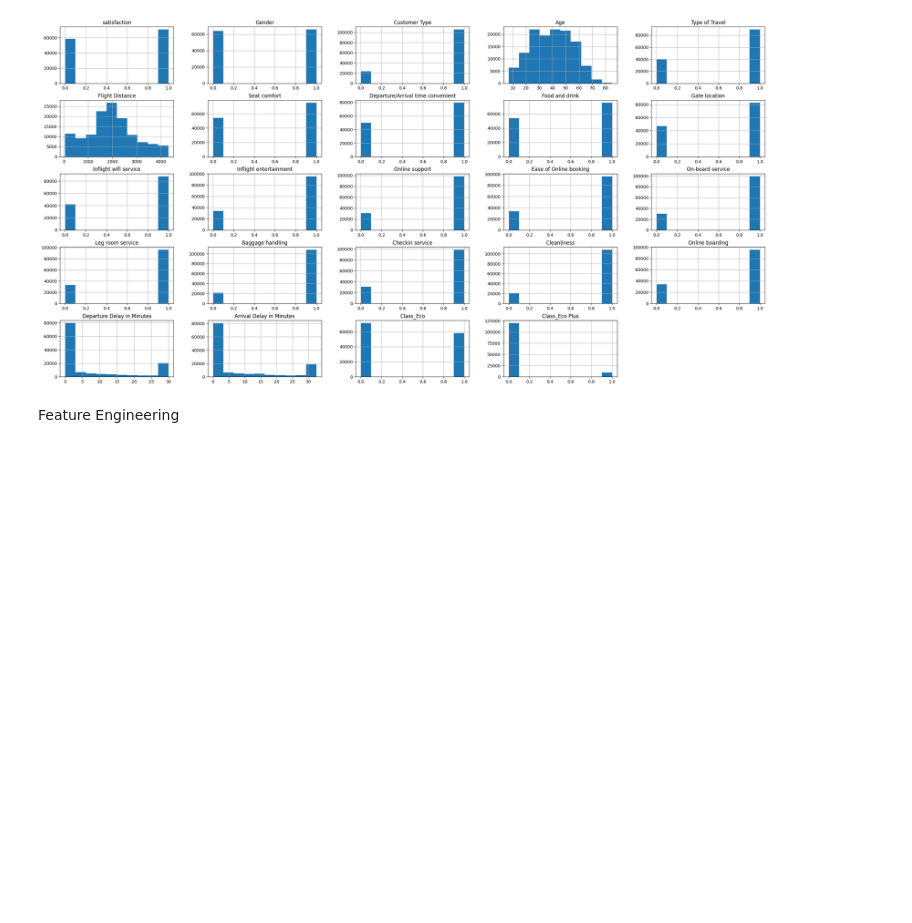
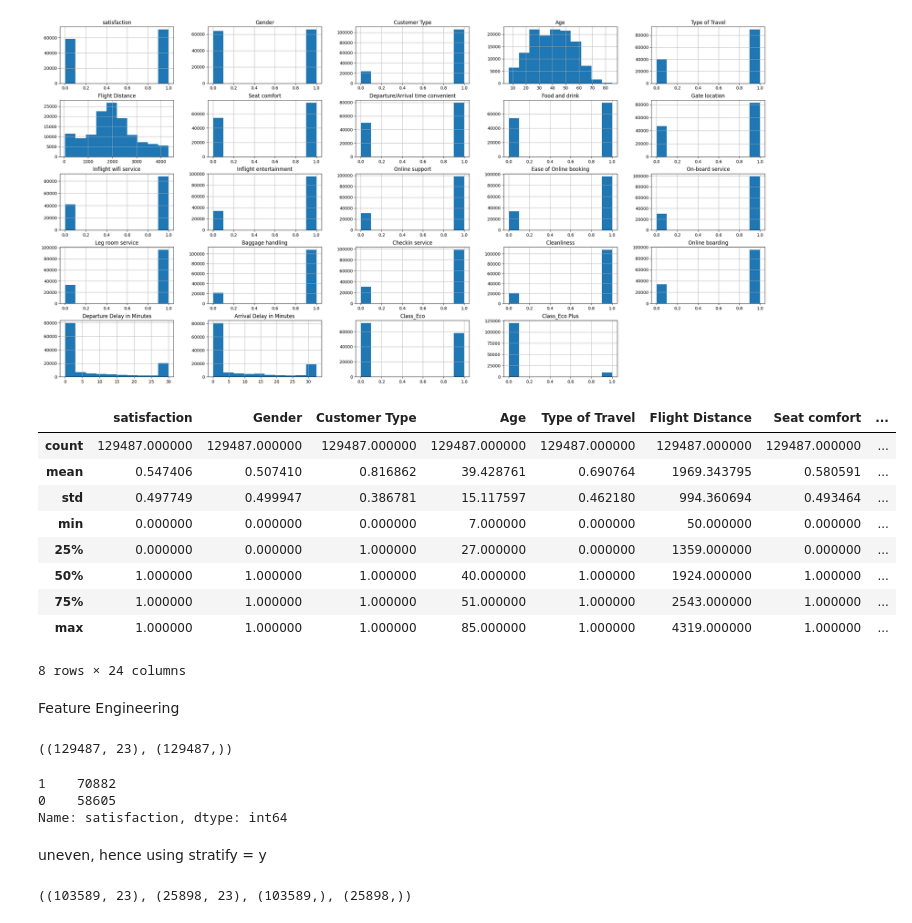
Before and after one commit to Sharzzz001/Machine-Learning-Applications-and-Kaggle-Competitions, a Jupyter notebook: Self-Projects/Airline Passenger Satisfaction/main.ipynb, the cells around one changed output. Cells and saved outputs as stored; diff of their text form; code cells hidden in the pictures; blank space fills up the shorter version.

```diff
--- a/Self-Projects/Airline Passenger Satisfaction/main.ipynb
+++ b/Self-Projects/Airline Passenger Satisfaction/main.ipynb
@@ -550,5 +550,41 @@ array([[<AxesSubplot: title={'center': 'satisfaction'}>,
         <AxesSubplot: title={'center': 'Class_Eco Plus'}>,
         <AxesSubplot: >]], dtype=object)
 [figure]
+# %%
+df2.describe()
+# %% [output]
+|  | satisfaction | Gender | Customer Type | Age | Type of Travel | Flight Distance | Seat comfort | ... |
+| count | 129487.000000 | 129487.000000 | 129487.000000 | 129487.000000 | 129487.000000 | 129487.000000 | 129487.000000 | ... |
+| mean | 0.547406 | 0.507410 | 0.816862 | 39.428761 | 0.690764 | 1969.343795 | 0.580591 | ... |
+| std | 0.497749 | 0.499947 | 0.386781 | 15.117597 | 0.462180 | 994.360694 | 0.493464 | ... |
+| min | 0.000000 | 0.000000 | 0.000000 | 7.000000 | 0.000000 | 50.000000 | 0.000000 | ... |
+| 25% | 0.000000 | 0.000000 | 1.000000 | 27.000000 | 0.000000 | 1359.000000 | 0.000000 | ... |
+| 50% | 1.000000 | 1.000000 | 1.000000 | 40.000000 | 1.000000 | 1924.000000 | 1.000000 | ... |
+| 75% | 1.000000 | 1.000000 | 1.000000 | 51.000000 | 1.000000 | 2543.000000 | 1.000000 | ... |
+| max | 1.000000 | 1.000000 | 1.000000 | 85.000000 | 1.000000 | 4319.000000 | 1.000000 | ... |
+8 rows × 24 columns
 # %% [markdown]
 Feature Engineering
+# %%
+X = df2.drop('satisfaction',axis=1)
+y = df2.satisfaction
+
+X.shape, y.shape
+# %% [output]
+((129487, 23), (129487,))
+# %%
+y.value_counts()
+# %% [output]
+1    70882
+0    58605
+Name: satisfaction, dtype: int64
+# %% [markdown]
+uneven, hence using stratify = y
+# %%
+from sklearn.model_selection import train_test_split
+X_train, X_test, y_train, y_test = train_test_split(X, y, test_size = 0.2,stratify=y,
+                                                    random_state = 2)
+
+X_train.shape, X_test.shape, y_train.shape, y_test.shape
+# %% [output]
+((103589, 23), (25898, 23), (103589,), (25898,))
```
Also changed, not shown: parts of 30 cells of this notebook, 1 other file.
